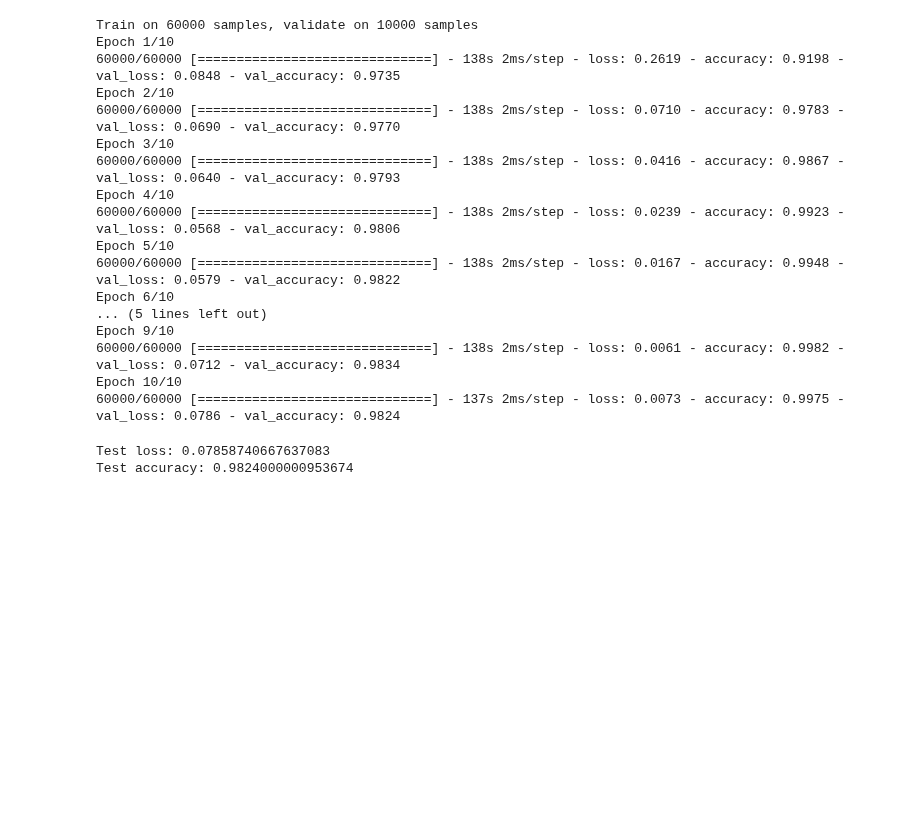
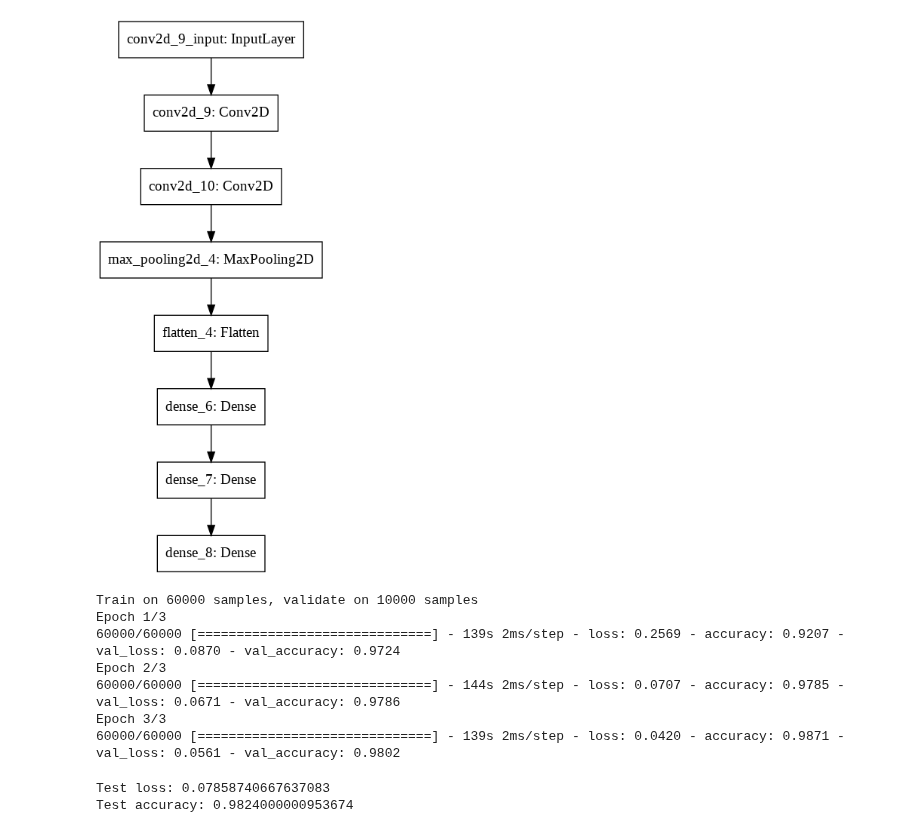
Before and after one commit to PomazkinG/Particle, a Jupyter notebook: DL.ipynb, the cells around one changed output. Cells and saved outputs as stored; diff of their text form; code cells hidden in the pictures; blank space fills up the shorter version.

```diff
--- a/DL.ipynb
+++ b/DL.ipynb
@@ -46,18 +43,28 @@ input_shape
+# %%
+input_shape = [x_train.shape[1],x_train.shape[2],x_train.shape[3]]
+batch_size = 128
+num_epoch = 3
+initial_lr = 1e-3
+opt = keras.optimizers.Adam() #lr=initial_lr, decay=initial_lr / epochs)
+losses = {"digit_output": "categorical_crossentropy", "rotation_output": "categorical_crossentropy"}
+lossWeights = {"digit_output": 1.0, "rotation_output": 1.0}
 # %%
 model = Sequential()
-model.add(Conv2D(32, kernel_size=(3, 3),
-                 activation='relu',
-                 input_shape=input_shape))
+model.add(Conv2D(32, kernel_size=(3, 3),activation='relu', input_shape=input_shape))
 model.add(Conv2D(64, (3, 3), activation='relu'))
 model.add(MaxPooling2D(pool_size=(2, 2)))
 model.add(Flatten())
 model.add(Dense(128, activation='relu'))
-model.add(Dense(10, activation='softmax'))
+#digit recognition
+model.add(Dense(y_train.shape[1], activation='softmax'))
+#rotation recognition
+model.add(Dense(len(numpy.unique(y_rot_train)), activation='softmax'))
+keras.utils.plot_model(model, 'my_first_model.png')
+# %% [output]
+[figure, added]
 # %%
-batch_size = 128
-num_epoch = 10
 model.compile(loss=keras.losses.categorical_crossentropy,
-              optimizer=keras.optimizers.Adam(),
+              optimizer=opt,
               metrics=['accuracy'])
 model_log = model.fit(x_train, y_train,
           batch_size=batch_size,
@@ -66,22 +73,12 @@ model_log = model.fit(x_train, y_train,
           validation_data=(x_test, y_test))
 # %% [output]
 Train on 60000 samples, validate on 10000 samples
-Epoch 1/10
-60000/60000 [==============================] - 138s 2ms/step - loss: 0.2619 - accuracy: 0.9198 - val_loss: 0.0848 - val_accuracy: 0.9735
-Epoch 2/10
-60000/60000 [==============================] - 138s 2ms/step - loss: 0.0710 - accuracy: 0.9783 - val_loss: 0.0690 - val_accuracy: 0.9770
-Epoch 3/10
-60000/60000 [==============================] - 138s 2ms/step - loss: 0.0416 - accuracy: 0.9867 - val_loss: 0.0640 - val_accuracy: 0.9793
-Epoch 4/10
-60000/60000 [==============================] - 138s 2ms/step - loss: 0.0239 - accuracy: 0.9923 - val_loss: 0.0568 - val_accuracy: 0.9806
-Epoch 5/10
-60000/60000 [==============================] - 138s 2ms/step - loss: 0.0167 - accuracy: 0.9948 - val_loss: 0.0579 - val_accuracy: 0.9822
-Epoch 6/10
-... (5 lines left out)
-Epoch 9/10
-60000/60000 [==============================] - 138s 2ms/step - loss: 0.0061 - accuracy: 0.9982 - val_loss: 0.0712 - val_accuracy: 0.9834
-Epoch 10/10
-60000/60000 [==============================] - 137s 2ms/step - loss: 0.0073 - accuracy: 0.9975 - val_loss: 0.0786 - val_accuracy: 0.9824
+Epoch 1/3
+60000/60000 [==============================] - 139s 2ms/step - loss: 0.2569 - accuracy: 0.9207 - val_loss: 0.0870 - val_accuracy: 0.9724
+Epoch 2/3
+60000/60000 [==============================] - 144s 2ms/step - loss: 0.0707 - accuracy: 0.9785 - val_loss: 0.0671 - val_accuracy: 0.9786
+Epoch 3/3
+60000/60000 [==============================] - 139s 2ms/step - loss: 0.0420 - accuracy: 0.9871 - val_loss: 0.0561 - val_accuracy: 0.9802
 # %%
 score = model.evaluate(x_test, y_test, verbose=0)
 print('Test loss:', score[0]) #Test loss: 0.0296396646054
```
Also changed, not shown: parts of 4 cells of this notebook.
